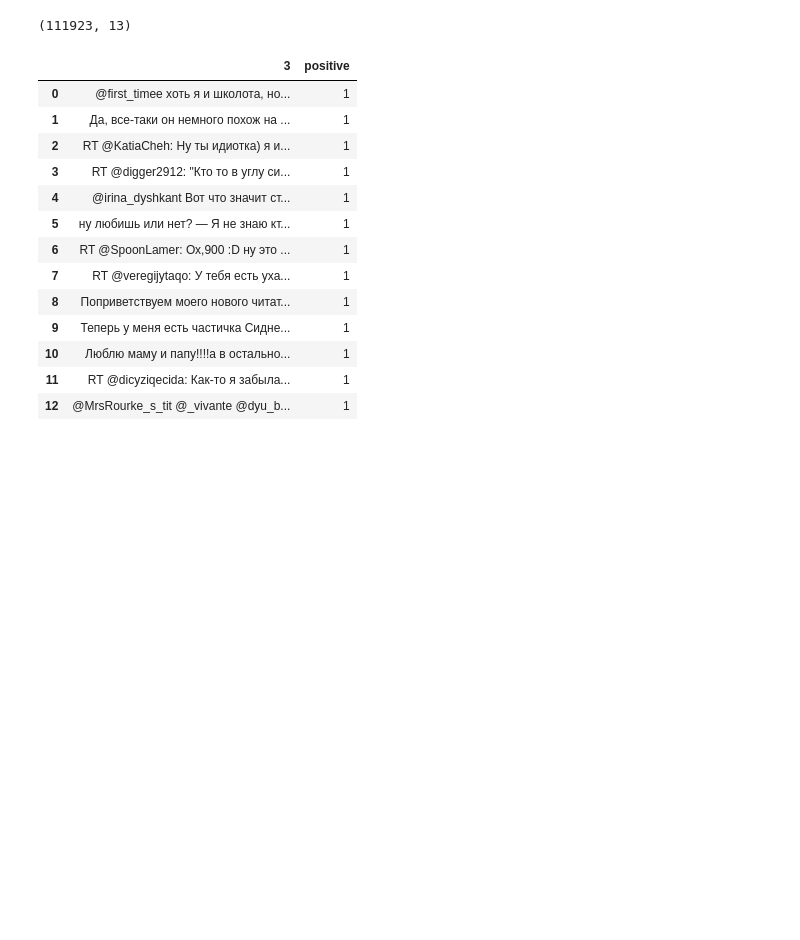
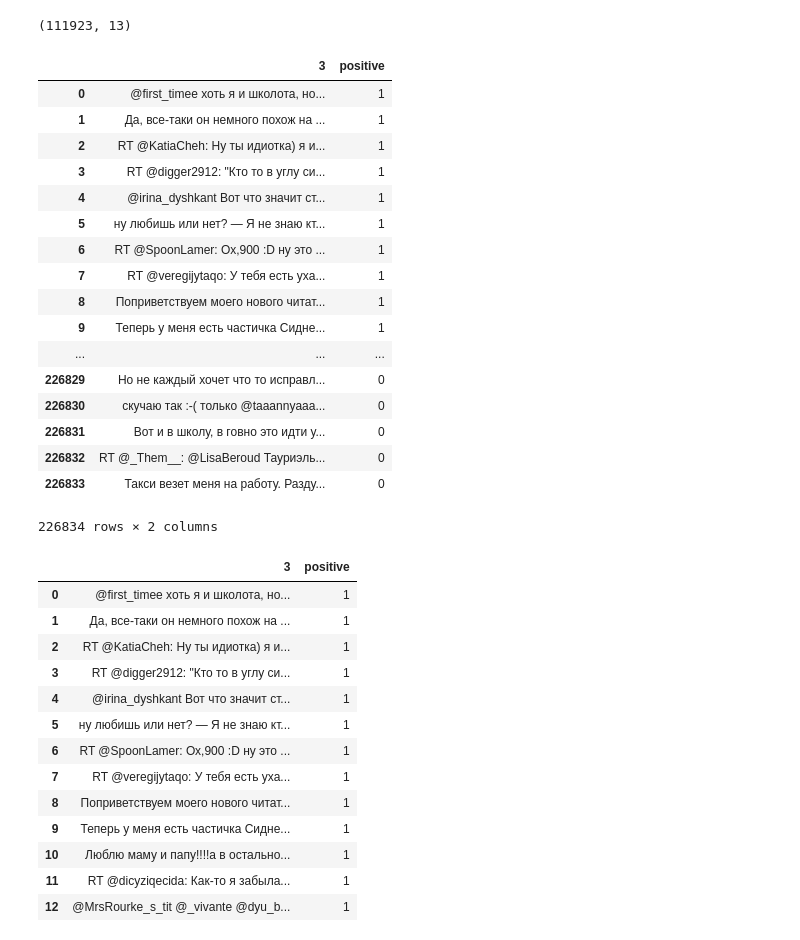
Before and after one commit to comptechaug/textaug, a Jupyter notebook: notebooks/Baseline.ipynb, the cells around one changed output. Drawn from its saved outputs; the diff is of its cells as text; code cells hidden in the pictures; blank space fills up the shorter version.

```diff
--- a/notebooks/Baseline.ipynb
+++ b/notebooks/Baseline.ipynb
@@ -15,6 +15,26 @@ df_neg.shape
 (111923, 13)
 # %%
 tweets = df_pos[[3,'positive']].append( df_neg[[3,'positive']] )
+tweets.reset_index(drop = True)
+# %% [output]
+|  | 3 | positive |
+| 0 | @first_timee хоть я и школота, но... | 1 |
+| 1 | Да, все-таки он немного похож на ... | 1 |
+| 2 | RT @KatiaCheh: Ну ты идиотка) я и... | 1 |
+| 3 | RT @digger2912: "Кто то в углу си... | 1 |
+| 4 | @irina_dyshkant Вот что значит ст... | 1 |
+| 5 | ну любишь или нет? — Я не знаю кт... | 1 |
+| 6 | RT @SpoonLamer: Ох,900 :D ну это ... | 1 |
+| 7 | RT @veregijytaqo: У тебя есть уха... | 1 |
+| 8 | Поприветствуем моего нового читат... | 1 |
+| 9 | Теперь у меня есть частичка Сидне... | 1 |
+| ... | ... | ... |
+| 226829 | Но не каждый хочет что то исправл... | 0 |
+| 226830 | скучаю так :-( только @taaannyaaa... | 0 |
+| 226831 | Вот и в школу, в говно это идти у... | 0 |
+| 226832 | RT @_Them__: @LisaBeroud Тауриэль... | 0 |
+| 226833 | Такси везет меня на работу. Разду... | 0 |
+226834 rows × 2 columns
 # %%
 tweets.head(15)
 # %% [output]
```
Also changed, not shown: parts of 8 cells of this notebook.
